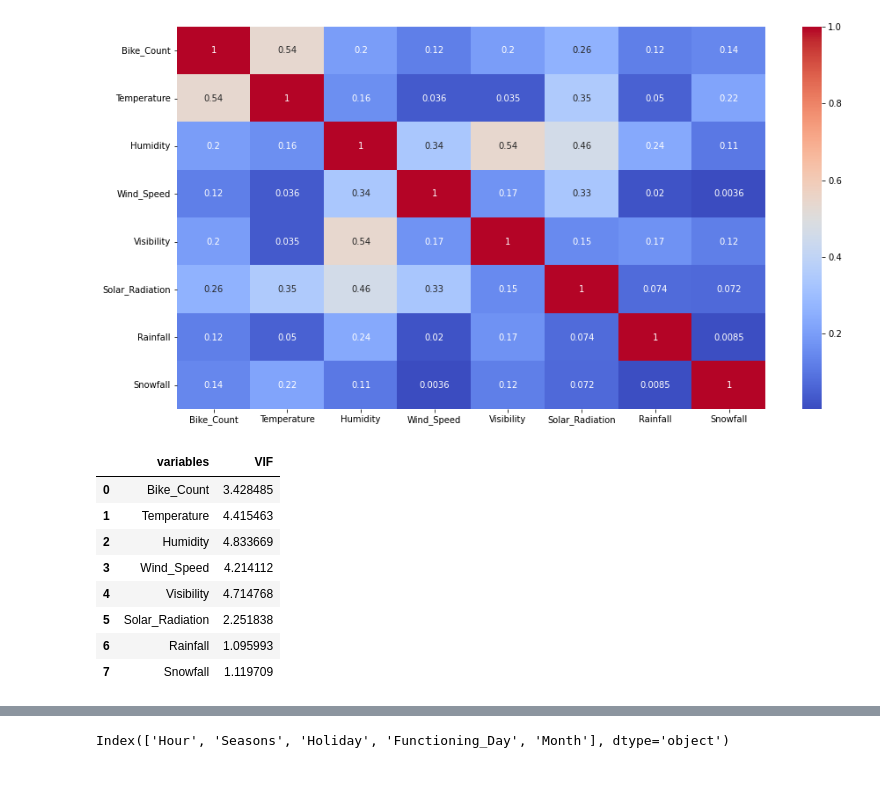
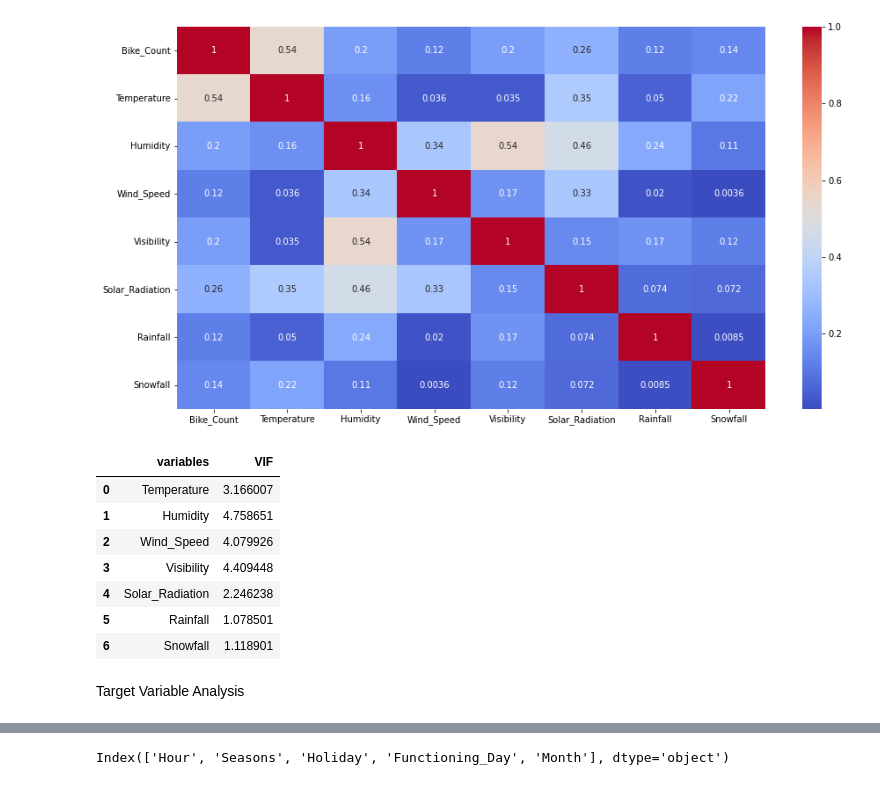
Before and after one commit to junaiskv94/Bike-SHaring-Demand-Prediction, a Jupyter notebook: Bike_Sharing_Demand_Prediction_Capstone_Project.ipynb, the cells around one changed output, grey strips where cells are left out. Saved outputs shown, nothing was run; the diff lists cells and outputs as text; code cells hidden in the pictures.

```diff
--- a/Bike_Sharing_Demand_Prediction_Capstone_Project.ipynb
+++ b/Bike_Sharing_Demand_Prediction_Capstone_Project.ipynb
@@ -289,6 +239,6 @@ The distribution after square root transformttion is much better
 # %%
-# Apply square root transformation on 'Bike Count'.
-df['Bike_Count'] = np.sqrt(df['Bike_Count'])
+# # Apply square root transformation on 'Bike Count'.
+# df['Bike_Count'] = np.sqrt(df['Bike_Count'])
 # %%
 df.head()
 # %% [output]
@@ -550,14 +512,15 @@ def calc_vif(X):
 
     return(vif)
 # %%
-calc_vif(data[[i for i in my_data.describe().columns if i not in ['Rented_Bike_Count']]])
+calc_vif(my_data[[i for i in my_data.describe().columns if i not in ['Bike_Count']]])
 # %% [output]
 |  | variables | VIF |
-| 0 | Bike_Count | 3.428485 |
-| 1 | Temperature | 4.415463 |
-| 2 | Humidity | 4.833669 |
-| 3 | Wind_Speed | 4.214112 |
-| 4 | Visibility | 4.714768 |
-| 5 | Solar_Radiation | 2.251838 |
-| 6 | Rainfall | 1.095993 |
-| 7 | Snowfall | 1.119709 |
+| 0 | Temperature | 3.166007 |
+| 1 | Humidity | 4.758651 |
+| 2 | Wind_Speed | 4.079926 |
+| 3 | Visibility | 4.409448 |
+| 4 | Solar_Radiation | 2.246238 |
+| 5 | Rainfall | 1.078501 |
+| 6 | Snowfall | 1.118901 |
+# %% [markdown]
+Target Variable Analysis
```
Also changed, not shown: parts of 67 cells of this notebook.
